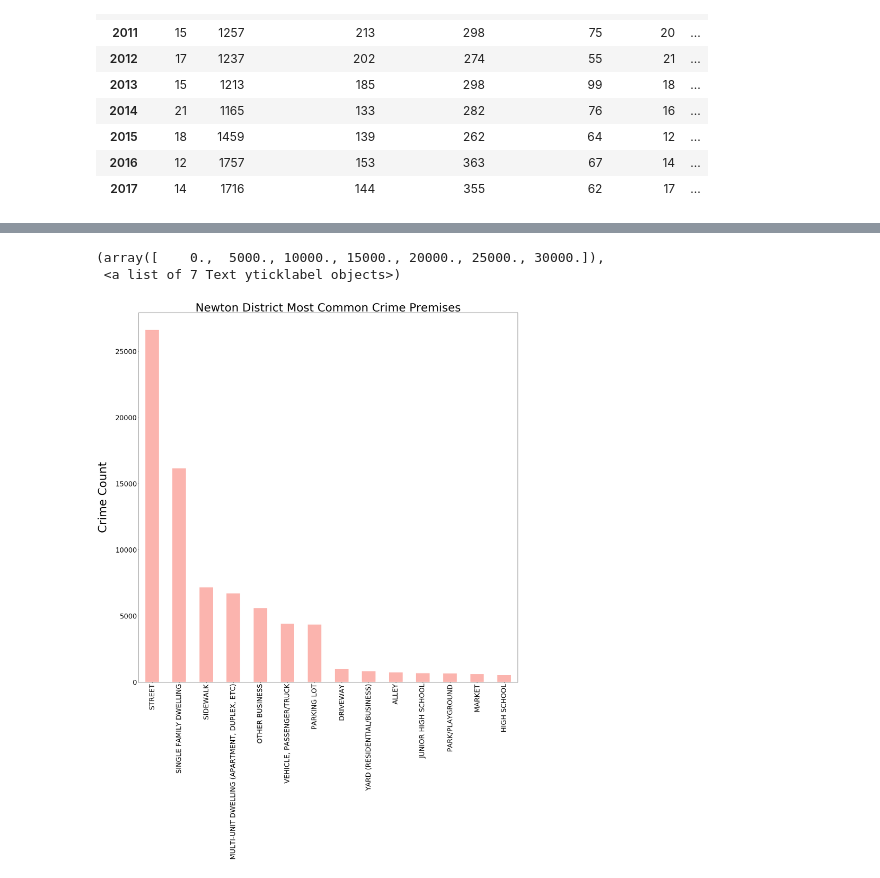
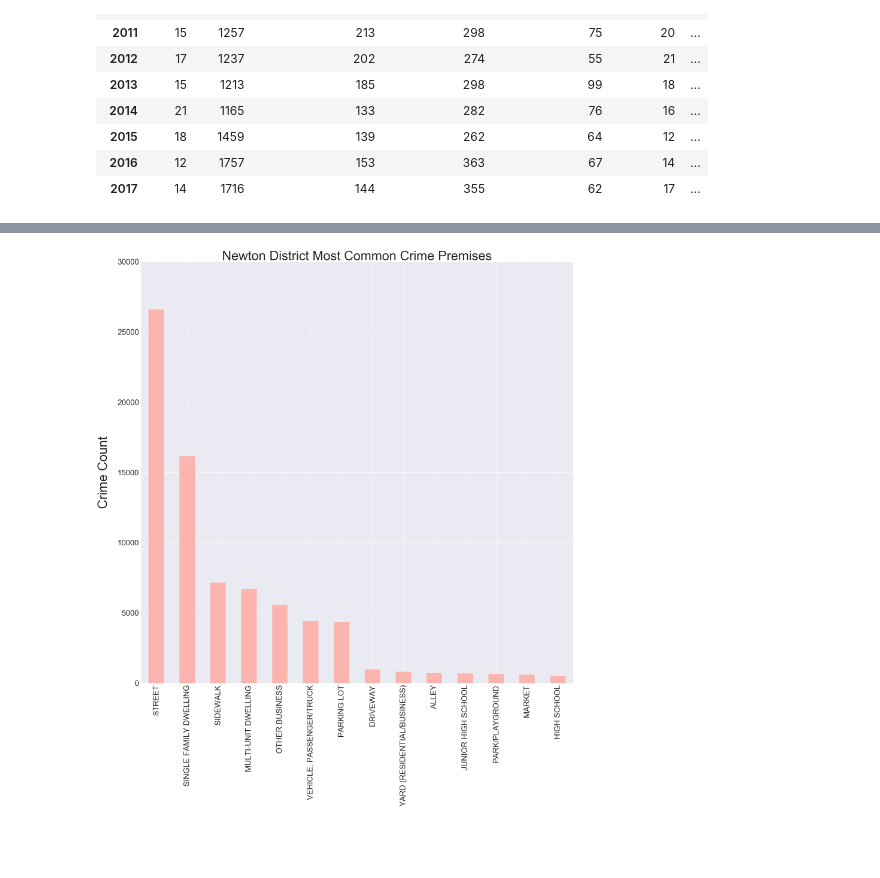
Before and after one commit to dariazhuk357/Springboard, a Jupyter notebook: Data Wrangling .ipynb, the cells around one changed output, grey strips where cells are left out. Saved outputs shown, nothing was run; the diff lists cells and outputs as text; code cells hidden in the pictures; blank space fills up the shorter version.

```diff
--- a/Data Wrangling .ipynb
+++ b/Data Wrangling .ipynb
@@ -281,6 +281,8 @@ reverse_crime={val: key for key in Crime for val in Crime[key]}
 df['Crime Code Description']=df['Crime Code Description'].astype('str')
 # %%
 df['Crime']=df['Crime Code Description'].map(reverse_crime)
+# %%
+df['Premise Description']=df['Premise Description'].replace({'MULTI-UNIT DWELLING (APARTMENT, DUPLEX, ETC)':'MULTI-UNIT DWELLING'})
 # %%
 df['Crime'].notnull().all().all()
 # %% [output]
@@ -515,14 +534,15 @@ plt.yticks(fontsize=30)
 # %%
 newton_premise=area_premise[area_premise['Area Name']=='Newton']
 newton_premise=newton_premise.drop(columns='Area Name')
 newton_premise=newton_premise['Premise Description'].value_counts().to_frame('Count')
 newton_premise=newton_premise[newton_premise['Count']>500]
 newton_premise['Count'].plot(kind='bar',figsize=(30,30),colormap='Pastel1')
 plt.title('Newton District Most Common Crime Premises',fontsize=50)
 plt.xticks(fontsize=30)
+plt.ylim(0,30000)
 plt.ylabel('Crime Count',fontsize=50,labelpad=30)
 plt.yticks(fontsize=30)
+ax=plt.gca()
+ax.yaxis.grid(True)
 # %% [output]
-(array([    0.,  5000., 10000., 15000., 20000., 25000., 30000.]),
- <a list of 7 Text yticklabel objects>)
-[figure, old version]
+[figure, new version]
```
Also changed, not shown: parts of 14 cells of this notebook.
